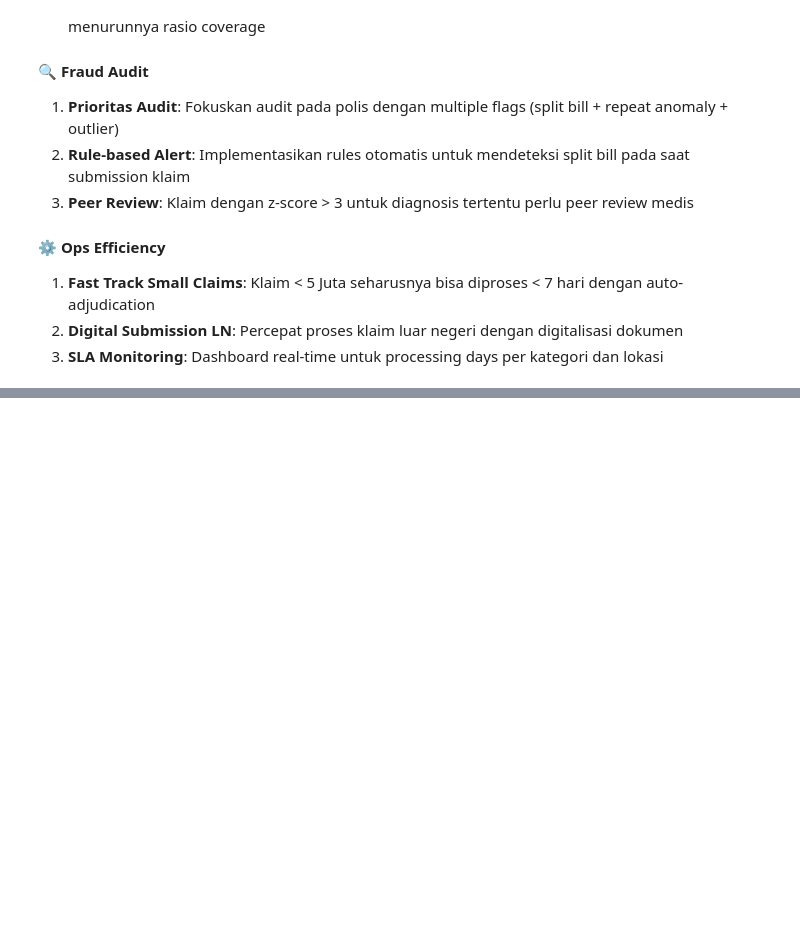
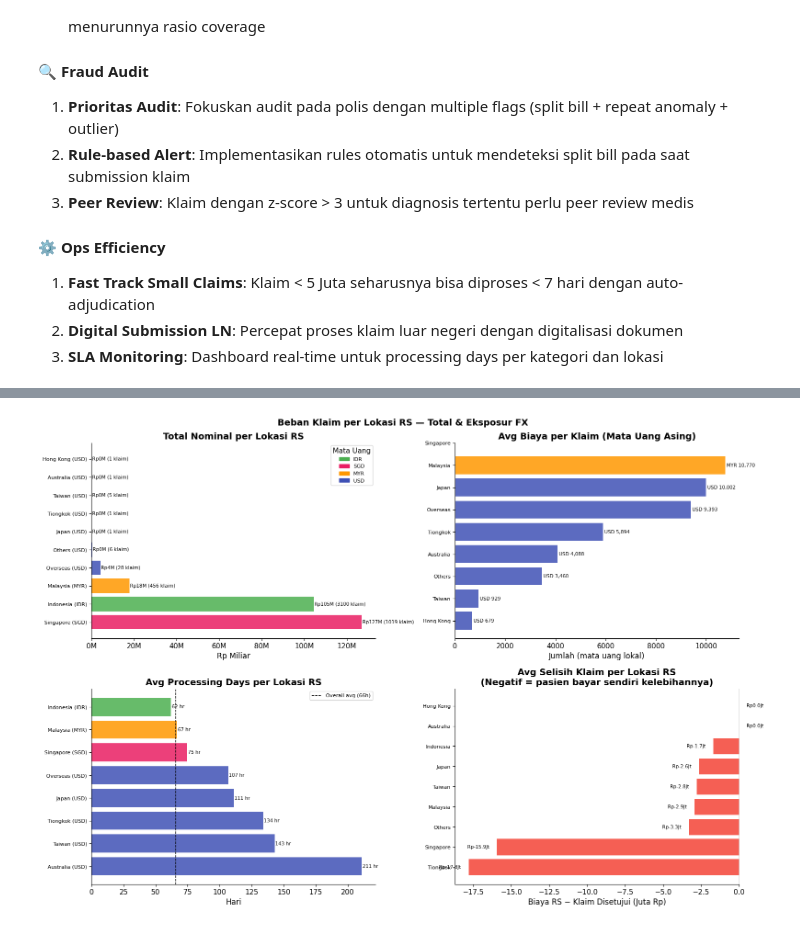
Before and after one commit to Fahmialfayadh/mcfitb-eda, a Jupyter notebook: deep_dive_insight.ipynb, the cells around one changed output, grey strips where cells are left out. Cells and saved outputs as stored; diff of their text form; code cells hidden in the pictures; blank space fills up the shorter version.

```diff
--- a/deep_dive_insight.ipynb
+++ b/deep_dive_insight.ipynb
@@ -1197,0 +1390,83 @@ print("Silakan review insight dan rekomendasi di atas untuk tindak lanjut bisnis
+# %%
+lokasi_fx = df.groupby(['Lokasi RS','currency_rs']).agg(
+    n=('Claim ID','count'),
+    total_idr=('Nominal Klaim Yang Disetujui','sum'),
+    avg_idr=('Nominal Klaim Yang Disetujui','mean'),
+    avg_foreign=('nominal_foreign','mean'),
+    avg_proc=('Processing_Days','mean'),
+    avg_selisih=('Selisih_Klaim','mean'),
+).reset_index().sort_values('total_idr', ascending=False)
+
+fig, axes = plt.subplots(2, 2, figsize=(16, 11))
+fig.suptitle('Beban Klaim per Lokasi RS — Total & Eksposur FX', fontsize=14, fontweight='bold')
+
+fx_colors = {'IDR':'#4CAF50','SGD':'#E91E63','MYR':'#FF9800','USD':'#3F51B5'}
+
+# Total nominal
+ax = axes[0,0]
+top10 = lokasi_fx.head(10)
+bar_cols = [fx_colors.get(c,'gray') for c in top10['currency_rs']]
+bars = ax.barh(range(len(top10)), top10['total_idr']/1e9, color=bar_cols, alpha=0.85)
+ax.set_yticks(range(len(top10)))
+ax.set_yticklabels([f"{r['Lokasi RS']} ({r['currency_rs']})" for _,r in top10.iterrows()], fontsize=8)
+for bar,v,n in zip(bars, top10['total_idr'], top10['n']):
+    ax.text(bar.get_width()+0.3, bar.get_y()+bar.get_height()/2,
+            f'Rp{v/1e9:.0f}M ({n} klaim)', va='center', fontsize=7.5)
+ax.set_title('Total Nominal per Lokasi RS', fontweight='bold')
+ax.set_xlabel('Rp Miliar')
+ax.xaxis.set_major_formatter(plt.FuncFormatter(lambda v,_: f'{v:.0f}M'))
+from matplotlib.patches import Patch
+ax.legend(handles=[Patch(color=v,label=k) for k,v in fx_colors.items()], fontsize=8, title='Mata Uang')
+
+# Avg biaya dalam mata uang asing
+ax = axes[0,1]
+ln_data = lokasi_fx[lokasi_fx['currency_rs']!='IDR'].sort_values('avg_foreign', ascending=True)
+bc = [fx_colors.get(c,'gray') for c in ln_data['currency_rs']]
+b2 = ax.barh(range(len(ln_data)), ln_data['avg_foreign'], color=bc, alpha=0.85)
+ax.set_yticks(range(len(ln_data)))
+ax.set_yticklabels(ln_data['Lokasi RS'], fontsize=8)
+for bar,row in zip(b2, ln_data.itertuples()):
+    if pd.notna(row.avg_foreign):
+        ax.text(bar.get_width()+50, bar.get_y()+bar.get_height()/2,
+                f'{row.currency_rs} {row.avg_foreign:,.0f}', va='center', fontsize=7.5)
+ax.set_title('Avg Biaya per Klaim (Mata Uang Asing)', fontweight='bold')
+ax.set_xlabel('Jumlah (mata uang lokal)')
+
+# Processing days
+ax = axes[1,0]
+proc_data = lokasi_fx.sort_values('avg_proc', ascending=False).head(8)
+bc3 = [fx_colors.get(c,'gray') for c in proc_data['currency_rs']]
+b3 = ax.barh(range(len(proc_data)), proc_data['avg_proc'], color=bc3, alpha=0.85)
+ax.set_yticks(range(len(proc_data)))
+ax.set_yticklabels([f"{r['Lokasi RS']} ({r['currency_rs']})" for _,r in proc_data.iterrows()], fontsize=8)
+for bar,v in zip(b3, proc_data['avg_proc']):
+    ax.text(bar.get_width()+0.5, bar.get_y()+bar.get_height()/2, f'{v:.0f} hr', va='center', fontsize=7.5)
+avg_proc_all = df['Processing_Days'].mean()
+ax.axvline(avg_proc_all, color='black', lw=1, ls='--', label=f'Overall avg ({avg_proc_all:.0f}h)')
+ax.set_title('Avg Processing Days per Lokasi RS', fontweight='bold')
+ax.set_xlabel('Hari'); ax.legend(fontsize=8)
+
+# Selisih klaim (coverage gap)
+ax = axes[1,1]
+sel_data = lokasi_fx.sort_values('avg_selisih').head(9)
+bc4 = ['#F44336' if v<0 else '#4CAF50' for v in sel_data['avg_selisih']]
+b4 = ax.barh(range(len(sel_data)), sel_data['avg_selisih']/1e6, color=bc4, alpha=0.85)
+ax.set_yticks(range(len(sel_data)))
+ax.set_yticklabels(sel_data['Lokasi RS'], fontsize=8)
+ax.axvline(0, color='black', lw=1)
+for bar,v in zip(b4, sel_data['avg_selisih']):
+    ax.text(bar.get_width()+(0.5 if v>=0 else -0.5), bar.get_y()+bar.get_height()/2,
+            f'Rp{v/1e6:.1f}Jt', va='center', ha='left' if v>=0 else 'right', fontsize=7.5)
+ax.set_title('Avg Selisih Klaim per Lokasi RS\n(Negatif = pasien bayar sendiri kelebihannya)', fontweight='bold')
+ax.set_xlabel('Biaya RS − Klaim Disetujui (Juta Rp)')
+
+plt.tight_layout()
+plt.savefig('charts/fx_beban_lokasi.png', dpi=120, bbox_inches='tight')
+plt.show()
+
+print('\nSummary per Lokasi:')
+print(lokasi_fx[['Lokasi RS','currency_rs','n','avg_idr','avg_foreign']].assign(
+    avg_idr=lambda d: (d['avg_idr']/1e6).round(1)
+).rename(columns={'avg_idr':'Avg IDR (Jt)'}).to_string(index=False))
+# %% [output]
+[figure, added]
```
Also changed, not shown: parts of 20 cells of this notebook, 25 other files.
